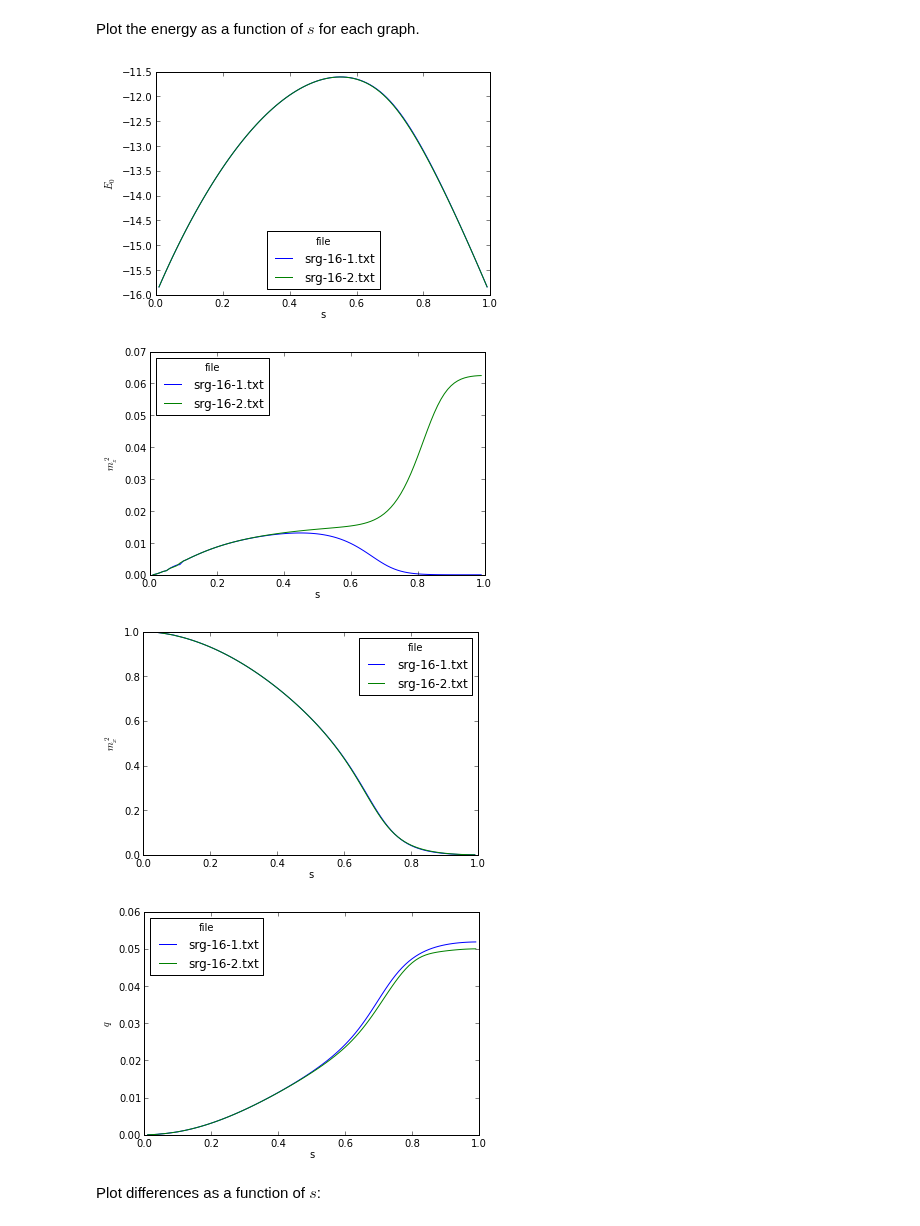
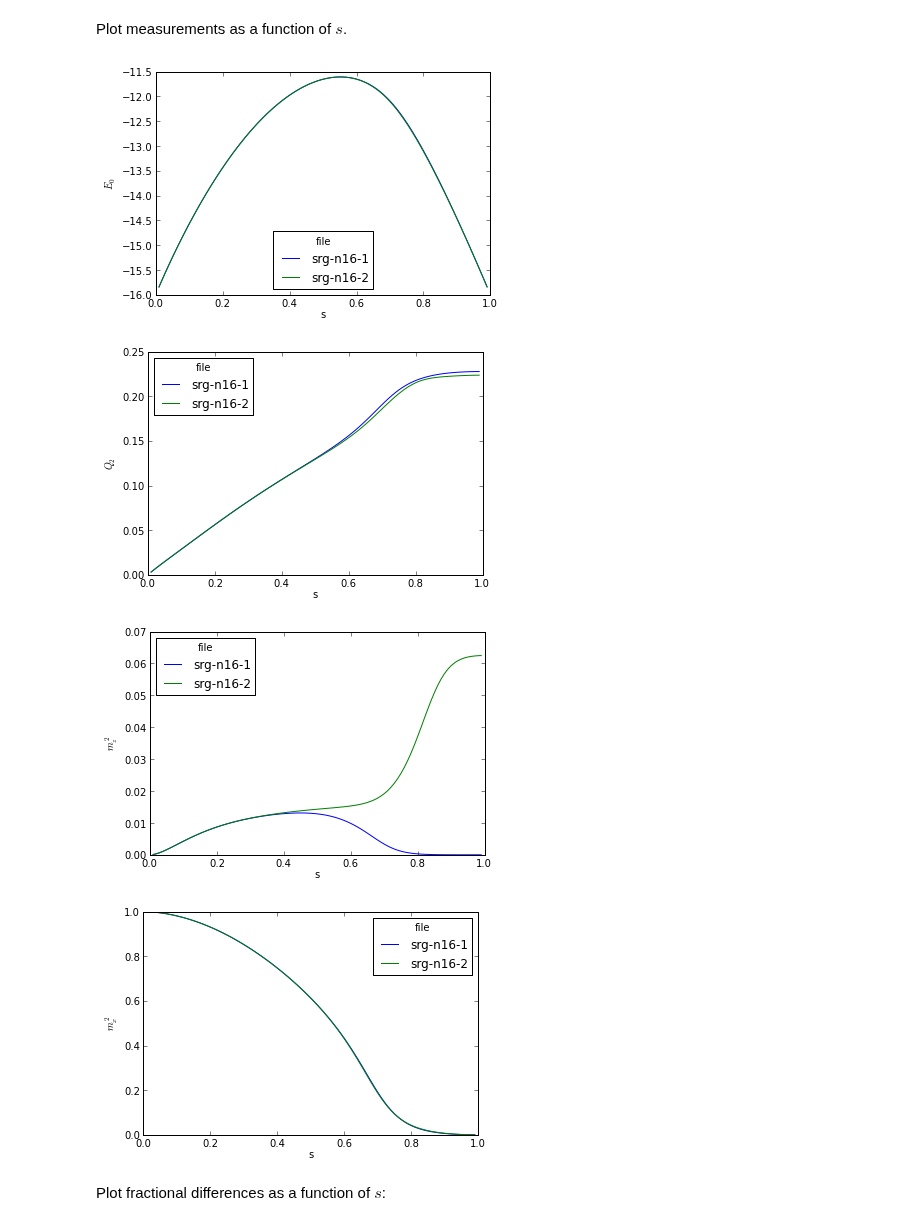
Before and after one commit to mcwitt/quantum-graph-isomorphism, a Jupyter notebook: analysis/analysis.ipynb, the cells around one changed output. Drawn from its saved outputs; the diff is of its cells as text; code cells hidden in the pictures.

```diff
--- a/analysis/analysis.ipynb
+++ b/analysis/analysis.ipynb
@@ -16,0 +4,4 @@ df = raw.pivot('s', 'file')
+# %%
+df = pandas.read_table('out', sep=' *', index_col=['file', 'h0', 's'])
+graphs = df.index.get_level_values('file').unique()
+df.head()
@@ -19,14 +18,20 @@ df = raw.pivot('s', 'file')
 # %% [markdown]
-Plot the energy as a function of $s$ for each graph.
+Plot measurements as a function of $s$.
-# %%
-df['E0'].plot(); ylabel('$E_0$');
-df['mz2'].plot(); ylabel('$m_z^2$');
-df['mx2'].plot(); ylabel('$m_x^2$');
-df['q'].plot(); ylabel('$q$');
-# %% [output]
-[figure, removed]
-[figure, removed]
-[figure, removed]
-[figure, removed]
+# %%
+quants = ['energy', 'q2', 'mz2', 'mx2']
+symbols = ['E_0', 'Q_2', 'm_z^2', 'm_x^2']
+labels = ['${}$'.format(s) for s in symbols]
+
+dfx = df.unstack('file')
+dfx = dfx.ix[1.0] # select h_0 = 1
+
+for quant, label in zip(quants, labels):
+    dfx[quant].plot()
+    ylabel(label)
+# %% [output]
+[figure, added]
+[figure, added]
+[figure, added]
+[figure, added]
 # %% [markdown]
-Plot differences as a function of $s$:
+Plot fractional differences as a function of $s$:
```
Also changed, not shown: parts of 10 cells of this notebook.
